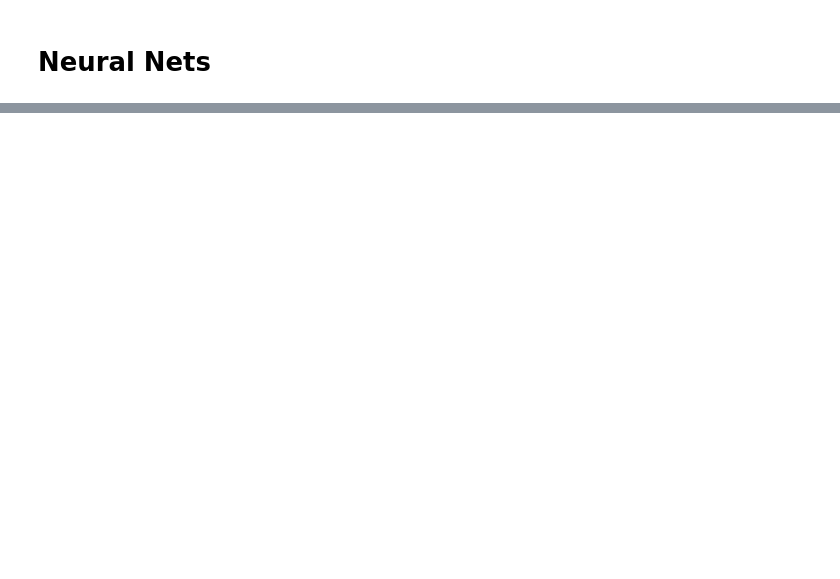
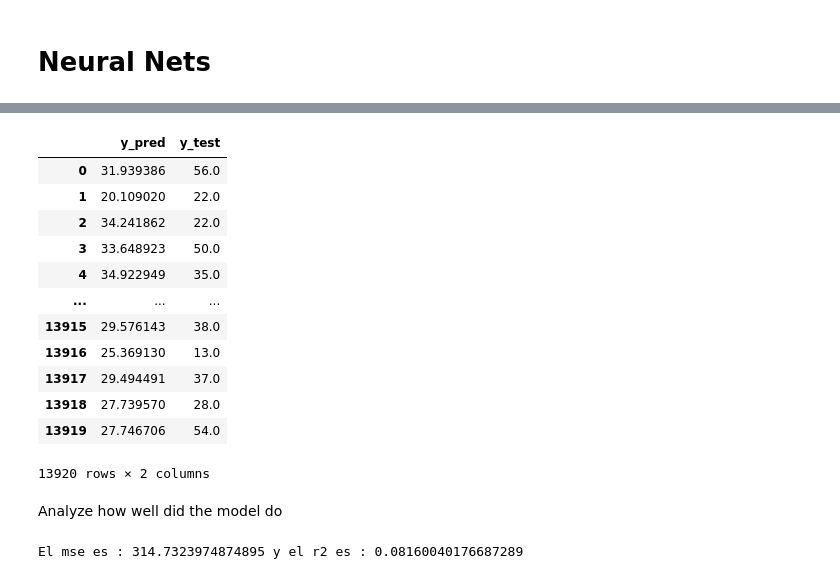
Before and after one commit to Rossana139/CoderHouse-25570-Proyecto-Spotify, a Jupyter notebook: Neural Net/Neural Net.ipynb, the cells around one changed output, grey strips where cells are left out. Saved outputs shown, nothing was run; the diff lists cells and outputs as text; code cells hidden in the pictures; blank space fills up the shorter version.

Commit message:
Neural Net

```diff
--- a/Neural Net/Neural Net.ipynb
+++ b/Neural Net/Neural Net.ipynb
@@ -59,0 +51,5 @@ test.head()
+# %%
+X_train = train.drop(['popularity', 'ClasePopularidad'], axis = 1)
+y_train = train['popularity']
+X_test = test.drop(['popularity', 'ClasePopularidad'], axis = 1)
+y_test = test['popularity']
@@ -59,0 +59,9 @@ test.head()
+# %%
+from sklearn.preprocessing import StandardScaler
+# Instantiate the Object
+scaler = StandardScaler()
+# Fit the object to the train dataset
+scaler.fit(X_train)
+# Transform the train and test dataset (note we do not fit to the test in order to prevent leakage)
+X_train_scaled = scaler.transform(X_train)
+X_test_scaled = scaler.transform(X_test)
@@ -59,0 +75,4 @@ test.head()
+# %%
+neural_net = MLPRegressor(max_iter = 300, activation = 'relu', hidden_layer_sizes = (16, 10, 12), solver = 'adam', random_state = 42, tol = 0.00005, verbose = True)
+# %%
+neural_net.fit(X_train_scaled, y_train)
@@ -59,0 +104,30 @@ test.head()
+# %%
+y_pred = neural_net.predict(X_test_scaled)
+y_pred = pd.DataFrame(y_pred)
+y_test = pd.DataFrame(y_test)
+diff = pd.concat([y_pred ,y_test], axis = 1)
+diff = diff.rename(columns = {0 : 'y_pred', 'popularity' : 'y_test' })
+diff
+# %% [output]
+|  | y_pred | y_test |
+| 0 | 31.939386 | 56.0 |
+| 1 | 20.109020 | 22.0 |
+| 2 | 34.241862 | 22.0 |
+| 3 | 33.648923 | 50.0 |
+| 4 | 34.922949 | 35.0 |
+| ... | ... | ... |
+| 13915 | 29.576143 | 38.0 |
+| 13916 | 25.369130 | 13.0 |
+| 13917 | 29.494491 | 37.0 |
+| 13918 | 27.739570 | 28.0 |
+| 13919 | 27.746706 | 54.0 |
+13920 rows × 2 columns
+# %% [markdown]
+Analyze how well did the model do
+# %%
+from sklearn.metrics import mean_squared_error, r2_score
+mse = mean_squared_error(diff['y_test'], diff['y_pred'])
+r_squared = r2_score(diff['y_test'], diff['y_pred'])
+print(f'El mse es : {mse} y el r2 es : {r_squared}')
+# %% [output]
+El mse es : 314.7323974874895 y el r2 es : 0.08160040176687289
```
Also changed, not shown: parts of 18 cells of this notebook.
